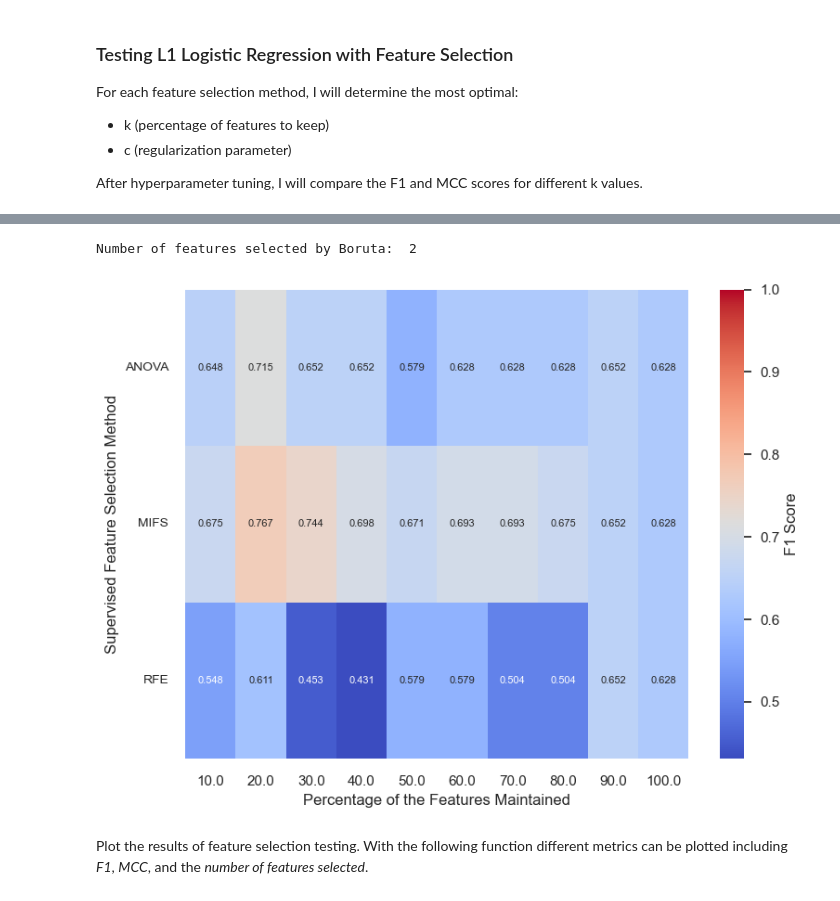
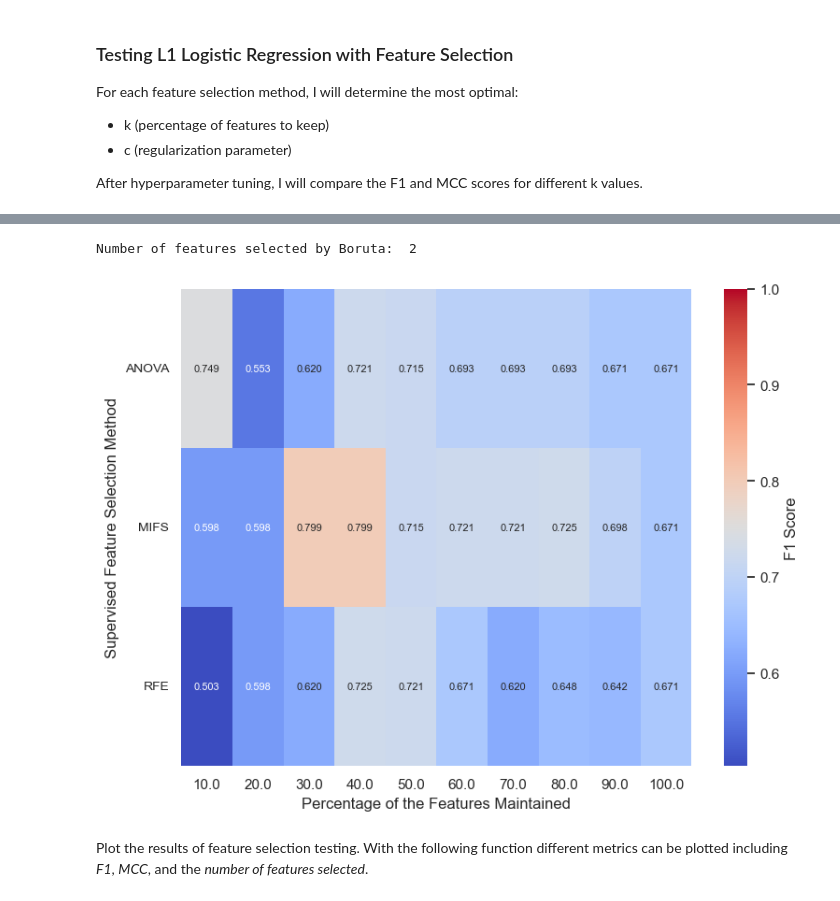
Before and after one commit to mmmmaja/ThesisFinal, a Jupyter notebook: binary_classification/model_testing.ipynb, the cells around one changed output, grey strips where cells are left out. Drawn from its saved outputs; the diff is of its cells as text; code cells hidden in the pictures.

```diff
--- a/binary_classification/model_testing.ipynb
+++ b/binary_classification/model_testing.ipynb
@@ -357,16 +359,17 @@ Number of features selected by Boruta:  2
 # %%
 # test PROTEOMICS dataset
 results_proteomics = feature_selection_test(
-    proteomics_train, Y_train, proteomics_test, Y_test)
+    proteomics_train_stan, Y_train, proteomics_test_stan, Y_test)
 results_none_proteomics = logistic_model_proteomics.get_metrics(
     proteomics_test_stan, Y_test)
 results_proteomics = results_proteomics.append({
-    'Method': 'None', 'F1': results_none_proteomics['F1'], 'MCC': results_none_proteomics['MCC'],
+    'Method': 'None', 'F1': results_none_proteomics['F1'],
+    'MCC': results_none_proteomics['MCC'],
     'Number of Features': proteomics_train.shape[1]}, ignore_index=True
 )
 # %% [output]
 Number of features selected by Boruta:  2
-[figure, old version]
+[figure, new version]
 # %%
 RESULTS_PATH = "C:/Users/mjgoj/PycharmProjects/ThesisFinal/results/"
 # %%
```
Also changed, not shown: parts of 11 cells of this notebook, 17 other files.
